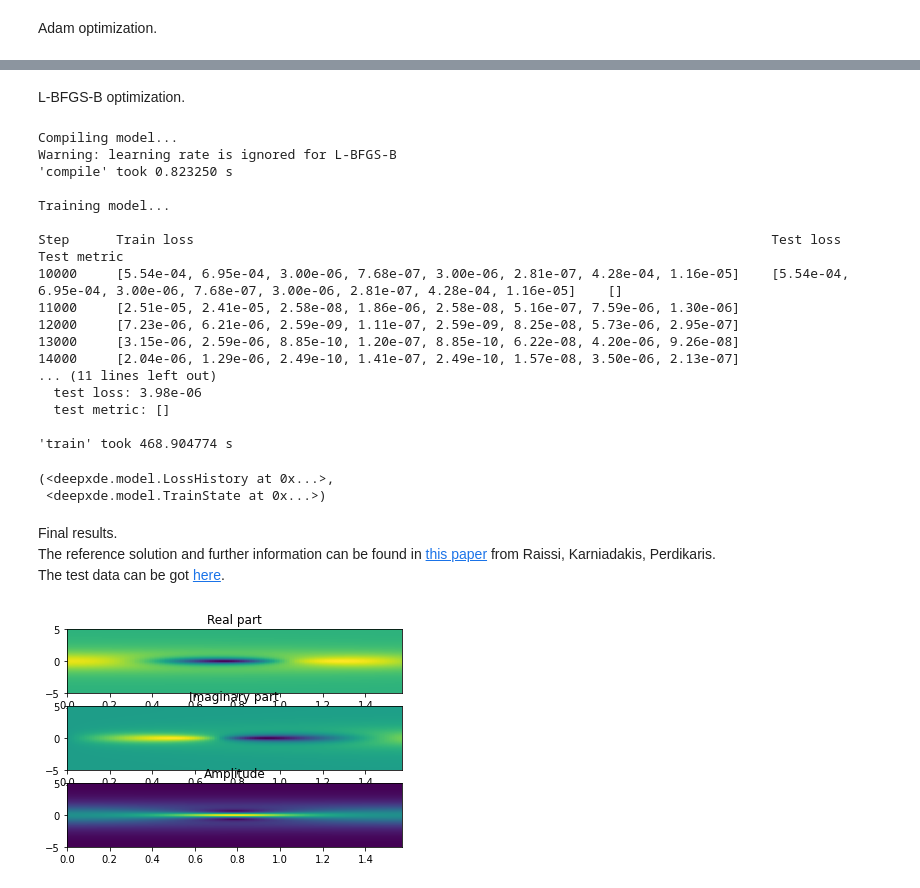
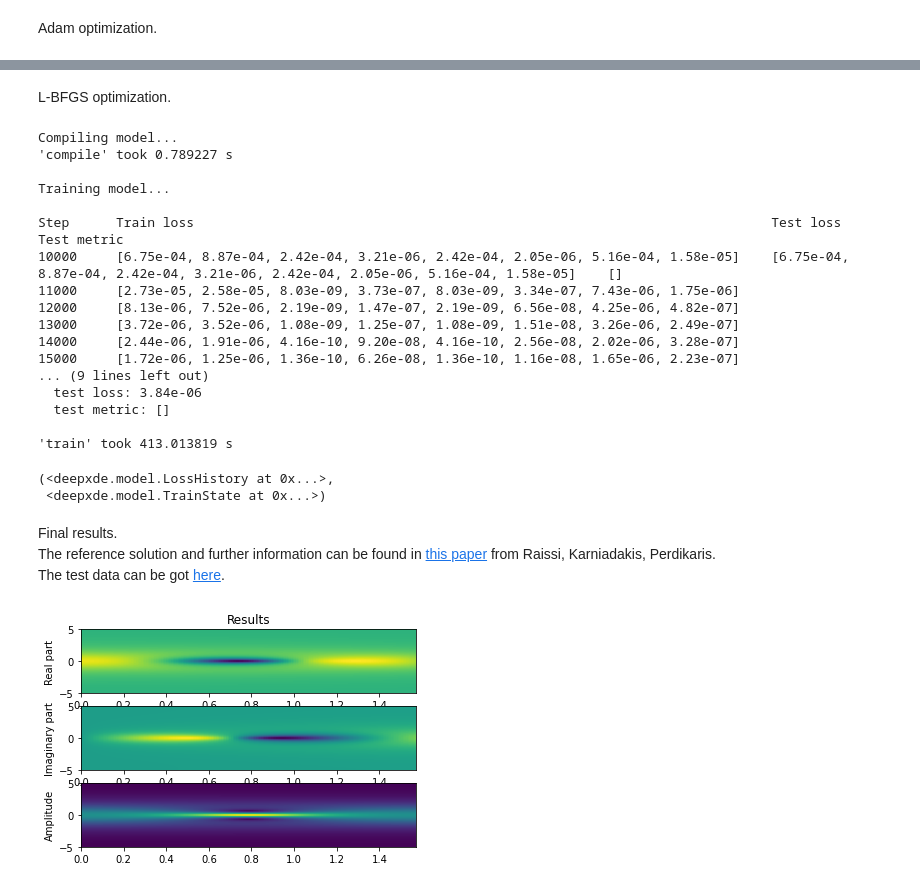
Before and after one commit to lululxvi/deepxde, a Jupyter notebook: examples/Schrodinger_Colab.ipynb, the cells around one changed output, grey strips where cells are left out. Drawn from its saved outputs; the diff is of its cells as text; code cells hidden in the pictures.

Commit message:
Examples: Added note on model accuracy.
Also renamed L-BFGS-B to L-BFGS and fixed function "init_cond_v"

```diff
--- a/examples/Schrodinger_Colab.ipynb
+++ b/examples/Schrodinger_Colab.ipynb
@@ -141,7 +141,7 @@ def init_cond_u(x):
 
 
 def init_cond_v(x):
-    return 0 * x[:, 0:1]
+    return 0
 
 
 ic_u = dde.IC(geomtime, init_cond_u, lambda _, on_initial: on_initial, component=0)
@@ -191,5 +194,5 @@ Step      Train loss
 # %% [markdown]
-L-BFGS-B optimization.
+L-BFGS optimization.
 # %%
 dde.optimizers.config.set_LBFGS_options(
     maxcor=50,
@@ -199,26 +202,26 @@ dde.optimizers.config.set_LBFGS_options(
     maxfun=10000,
     maxls=50,
 )
-model.compile("L-BFGS-B", "MSE")
+model.compile("L-BFGS")
 model.train()
 # %% [output]
 Compiling model...
-Warning: learning rate is ignored for L-BFGS-B
-'compile' took 0.823250 s
+'compile' took 0.789227 s
 
 Training model...
 
 Step      Train loss                                                                          Test loss                                                                           Test metric
-10000     [5.54e-04, 6.95e-04, 3.00e-06, 7.68e-07, 3.00e-06, 2.81e-07, 4.28e-04, 1.16e-05]    [5.54e-04, 6.95e-04, 3.00e-06, 7.68e-07, 3.00e-06, 2.81e-07, 4.28e-04, 1.16e-05]    []
-11000     [2.51e-05, 2.41e-05, 2.58e-08, 1.86e-06, 2.58e-08, 5.16e-07, 7.59e-06, 1.30e-06]
-12000     [7.23e-06, 6.21e-06, 2.59e-09, 1.11e-07, 2.59e-09, 8.25e-08, 5.73e-06, 2.95e-07]
-13000     [3.15e-06, 2.59e-06, 8.85e-10, 1.20e-07, 8.85e-10, 6.22e-08, 4.20e-06, 9.26e-08]
-14000     [2.04e-06, 1.29e-06, 2.49e-10, 1.41e-07, 2.49e-10, 1.57e-08, 3.50e-06, 2.13e-07]
-... (11 lines left out)
-  test loss: 3.98e-06
+10000     [6.75e-04, 8.87e-04, 2.42e-04, 3.21e-06, 2.42e-04, 2.05e-06, 5.16e-04, 1.58e-05]    [6.75e-04, 8.87e-04, 2.42e-04, 3.21e-06, 2.42e-04, 2.05e-06, 5.16e-04, 1.58e-05]    []
+11000     [2.73e-05, 2.58e-05, 8.03e-09, 3.73e-07, 8.03e-09, 3.34e-07, 7.43e-06, 1.75e-06]
+12000     [8.13e-06, 7.52e-06, 2.19e-09, 1.47e-07, 2.19e-09, 6.56e-08, 4.25e-06, 4.82e-07]
+13000     [3.72e-06, 3.52e-06, 1.08e-09, 1.25e-07, 1.08e-09, 1.51e-08, 3.26e-06, 2.49e-07]
+14000     [2.44e-06, 1.91e-06, 4.16e-10, 9.20e-08, 4.16e-10, 2.56e-08, 2.02e-06, 3.28e-07]
+15000     [1.72e-06, 1.25e-06, 1.36e-10, 6.26e-08, 1.36e-10, 1.16e-08, 1.65e-06, 2.23e-07]
+... (9 lines left out)
+  test loss: 3.84e-06
   test metric: []
 
-'train' took 468.904774 s
+'train' took 413.013819 s
 (<deepxde.model.LossHistory at 0x...>,
  <deepxde.model.TrainState at 0x...>)
 # %% [markdown]
@@ -238,34 +241,35 @@ h = np.sqrt(u ** 2 + v ** 2)
 # Plot predictions
 fig, ax = plt.subplots(3)
 
-ax[0].set_title("Real part")
+ax[0].set_title("Results")
+ax[0].set_ylabel("Real part")
 ax[0].imshow(
     u.T,
     interpolation="nearest",
     cmap="viridis",
     extent=[t_lower, t_upper, x_lower, x_upper],
     origin="lower",
     aspect="auto",
 )
-ax[1].set_title("Imaginary part")
+ax[1].set_ylabel("Imaginary part")
 ax[1].imshow(
     v.T,
     interpolation="nearest",
     cmap="viridis",
     extent=[t_lower, t_upper, x_lower, x_upper],
     origin="lower",
     aspect="auto",
 )
-ax[2].set_title("Amplitude")
+ax[2].set_ylabel("Amplitude")
 ax[2].imshow(
     h.T,
     interpolation="nearest",
     cmap="viridis",
     extent=[t_lower, t_upper, x_lower, x_upper],
     origin="lower",
     aspect="auto",
 )
 
 plt.show()
 # %% [output]
-[figure, old version]
+[figure, new version]
```
Also changed, not shown: parts of 5 cells of this notebook.
